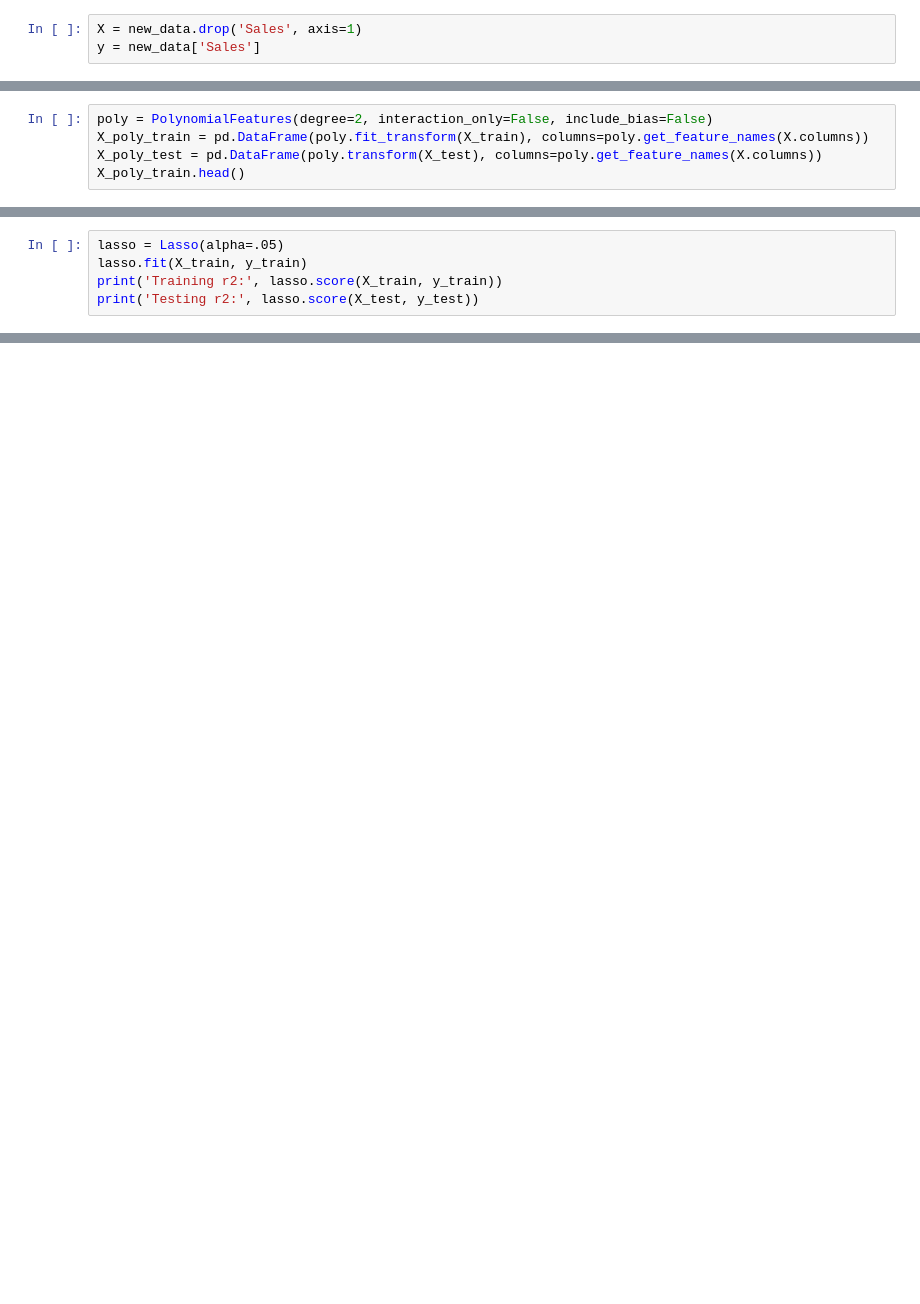
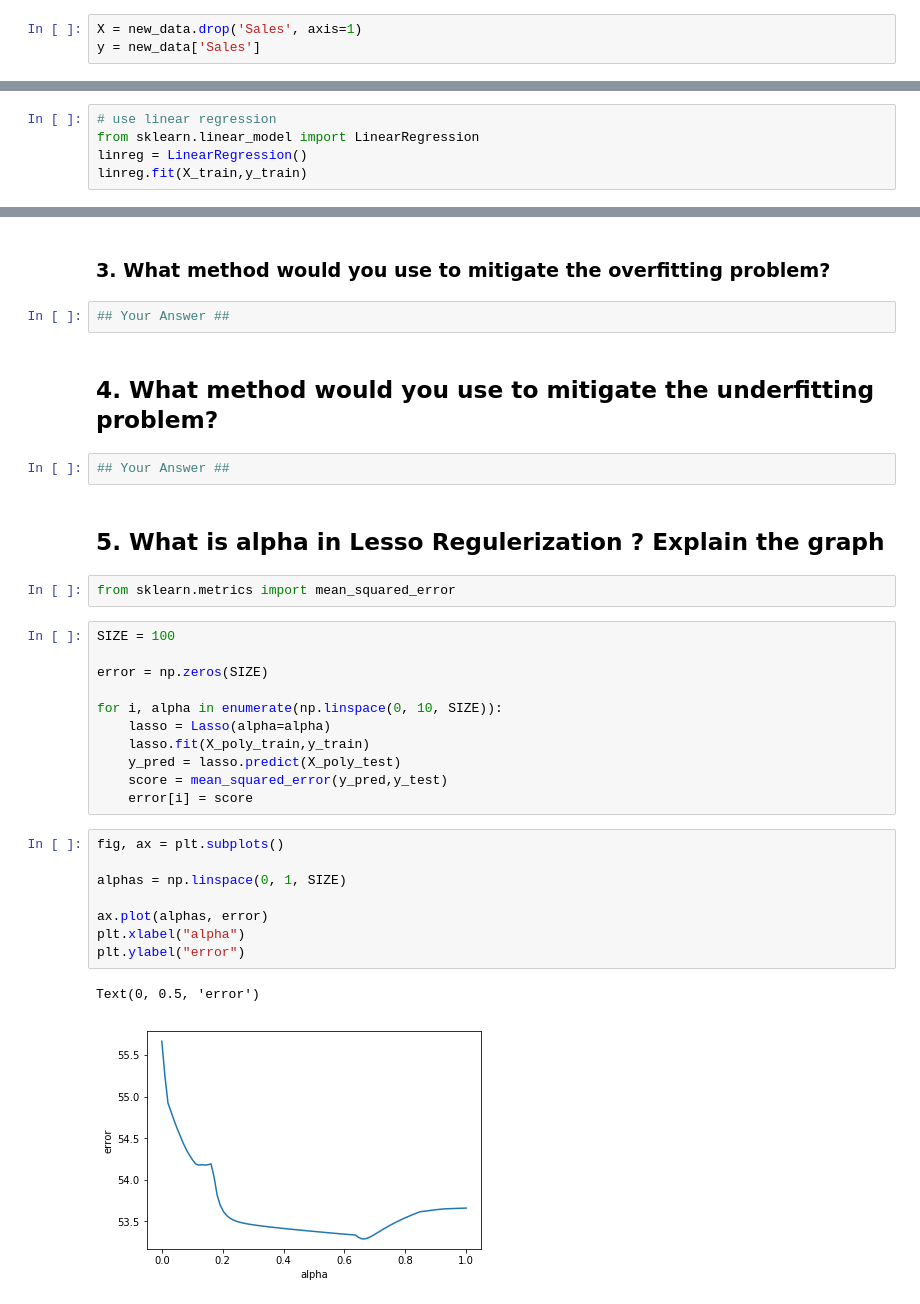
Before and after one commit to kenajalodara/linear_regression_a4, a Jupyter notebook: Linear.ipynb, the cells around one changed output, grey strips where cells are left out. Saved outputs shown, nothing was run; the diff lists cells and outputs as text; blank space fills up the shorter version.

Commit message:
Update Linear

```diff
--- a/Linear.ipynb
+++ b/Linear.ipynb
@@ -67,5 +33,0 @@ Testingr2: 0.8777492233281081
-# %%
-poly = PolynomialFeatures(degree=2, interaction_only=False, include_bias=False)
-X_poly_train = pd.DataFrame(poly.fit_transform(X_train), columns=poly.get_feature_names(X.columns))
-X_poly_test = pd.DataFrame(poly.transform(X_test), columns=poly.get_feature_names(X.columns))
-X_poly_train.head()
@@ -121,5 +33,0 @@ ValueError: k should be >=0, <= n_features = 3; got 9. Use k='all' to return all
-# %%
-lasso = Lasso(alpha=.05)
-lasso.fit(X_train, y_train)
-print('Training r2:', lasso.score(X_train, y_train))
-print('Testing r2:', lasso.score(X_test, y_test))
@@ -136,0 +38,5 @@ Testing r2: 0.8627751872621978
+# %%
+# use linear regression
+from sklearn.linear_model import LinearRegression
+linreg = LinearRegression()
+linreg.fit(X_train,y_train)
@@ -136,0 +97,34 @@ Testing r2: 0.8627751872621978
+# %% [markdown]
+### 3. What method would you use to mitigate the overfitting problem?
+# %%
+## Your Answer ##
+# %% [markdown]
+## 4. What method would you use to mitigate the underfitting problem?
+# %%
+## Your Answer ##
+# %% [markdown]
+## 5. What is alpha in  Lesso Regulerization ?  Explain the graph
+# %%
+from sklearn.metrics import mean_squared_error
+# %%
+SIZE = 100
+
+error = np.zeros(SIZE)
+
+for i, alpha in enumerate(np.linspace(0, 10, SIZE)):
+    lasso = Lasso(alpha=alpha)
+    lasso.fit(X_poly_train,y_train)
+    y_pred = lasso.predict(X_poly_test)
+    score = mean_squared_error(y_pred,y_test)
+    error[i] = score
+# %%
+fig, ax = plt.subplots()
+
+alphas = np.linspace(0, 1, SIZE)
+
+ax.plot(alphas, error)
+plt.xlabel("alpha")
+plt.ylabel("error")
+# %% [output]
+Text(0, 0.5, 'error')
+[figure, added]
```
Also changed, not shown: parts of 35 cells of this notebook.
